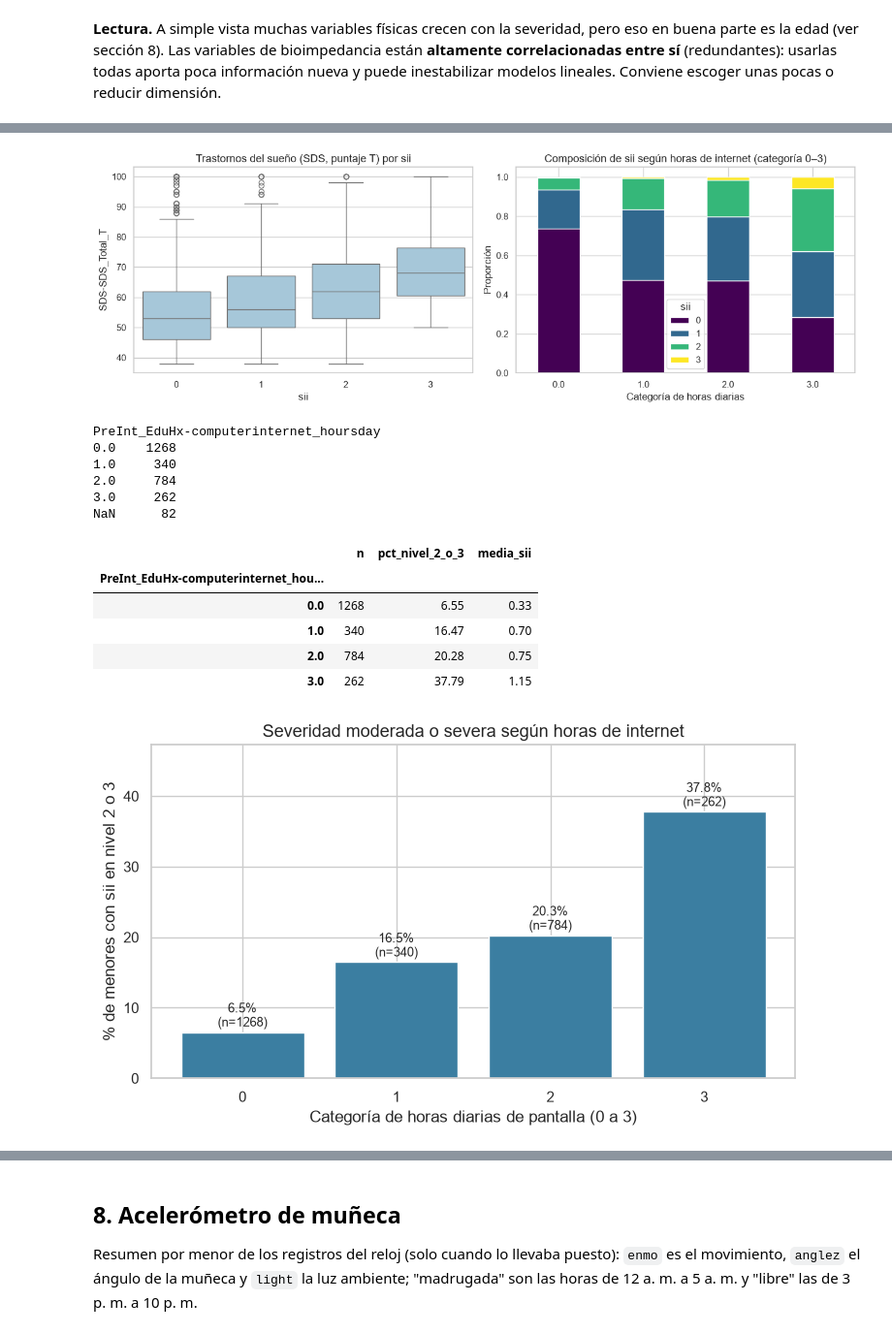
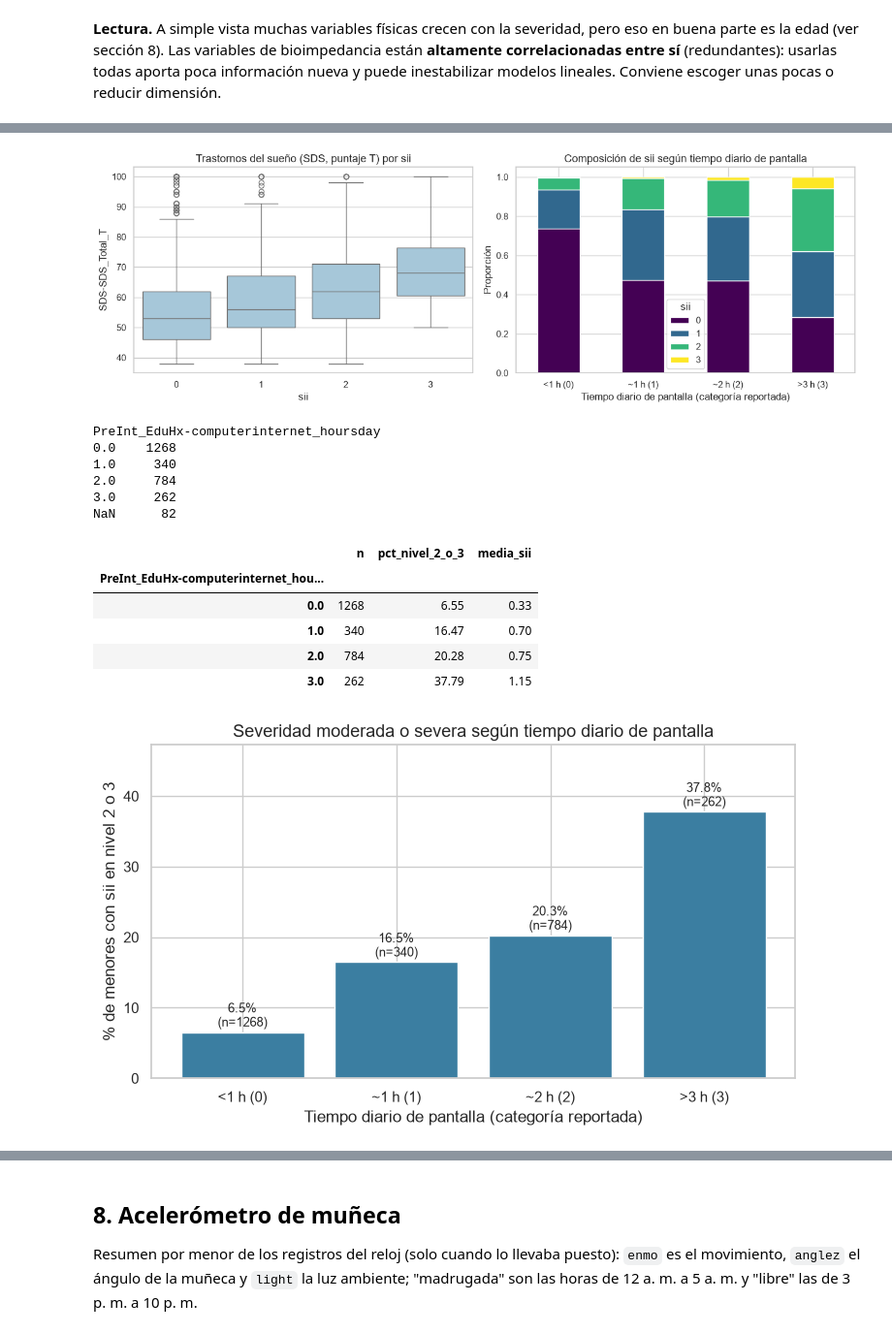
Before and after one commit to joseflorezleon/uso_problematico_internet_menores_edad, a Jupyter notebook: Entrega 2/EDA.ipynb, the cells around one changed output, grey strips where cells are left out. Shown at 97% size. Saved outputs shown, nothing was run; the diff lists cells and outputs as text; code cells hidden in the pictures.

```diff
--- a/Entrega 2/EDA.ipynb
+++ b/Entrega 2/EDA.ipynb
@@ -405,14 +405,16 @@ sns.boxplot(data=lab_q, x="sii", y="SDS-SDS_Total_T", color="#9ecae1", ax=axes[0
 axes[0].set_title("Trastornos del sueño (SDS, puntaje T) por sii")
 prop = pd.crosstab(lab_q["PreInt_EduHx-computerinternet_hoursday"], lab_q["sii"], normalize="index")
 prop.plot(kind="bar", stacked=True, colormap="viridis", ax=axes[1], rot=0)
-axes[1].set_title("Composición de sii según horas de internet (categoría 0–3)")
-axes[1].set_xlabel("Categoría de horas diarias")
+axes[1].set_title("Composición de sii según tiempo diario de pantalla")
+axes[1].set_xticks(range(4))
+axes[1].set_xticklabels(["<1 h (0)", "~1 h (1)", "~2 h (2)", ">3 h (3)"])
+axes[1].set_xlabel("Tiempo diario de pantalla (categoría reportada)")
 axes[1].set_ylabel("Proporción")
 plt.tight_layout()
 plt.show()
 print(lab_q["PreInt_EduHx-computerinternet_hoursday"].value_counts(dropna=False).sort_index().to_string())
 # %% [output]
-[figure, old version]
+[figure, new version]
 PreInt_EduHx-computerinternet_hoursday
 0.0    1268
 1.0     340
@@ -422,30 +424,32 @@ NaN      82
 # %%
 # Gráfico de barras: horas de internet vs severidad
 h = "PreInt_EduHx-computerinternet_hoursday"
 res = (lab_q.dropna(subset=[h])
        .groupby(h)["sii"]
        .agg(n="size", pct_nivel_2_o_3=lambda s: (s >= 2).mean() * 100, media_sii="mean")
        .round(2))
 display(res)
 
 fig, ax = plt.subplots(figsize=(7.5, 4.5))
 barras = ax.bar(res.index.astype(int).astype(str), res["pct_nivel_2_o_3"], color="#3b7ea1")
 for b, (v, n) in zip(barras, zip(res["pct_nivel_2_o_3"], res["n"])):
     ax.text(b.get_x() + b.get_width() / 2, v + 0.8, f"{v:.1f}%\n(n={n})", ha="center", fontsize=9)
-ax.set_xlabel("Categoría de horas diarias de pantalla (0 a 3)")
+ax.set_xticks(range(4))
+ax.set_xticklabels(["<1 h (0)", "~1 h (1)", "~2 h (2)", ">3 h (3)"])
+ax.set_xlabel("Tiempo diario de pantalla (categoría reportada)")
 ax.set_ylabel("% de menores con sii en nivel 2 o 3")
-ax.set_title("Severidad moderada o severa según horas de internet")
+ax.set_title("Severidad moderada o severa según tiempo diario de pantalla")
 ax.set_ylim(0, res["pct_nivel_2_o_3"].max() * 1.25)
 plt.tight_layout()
 plt.show()
 # %% [output]
 |  | n | pct_nivel_2_o_3 | media_sii |
 | PreInt_EduHx-computerinternet_hou... |  |  |  |
 | 0.0 | 1268 | 6.55 | 0.33 |
 | 1.0 | 340 | 16.47 | 0.70 |
 | 2.0 | 784 | 20.28 | 0.75 |
 | 3.0 | 262 | 37.79 | 1.15 |
-[figure, old version]
+[figure, new version]
 # %% [markdown]
 **Lectura.** Quienes tienen mayor severidad reportan más problemas de sueño y más horas de pantalla. La relación con el sueño es coherente con la literatura revisada en el estado del arte (Yu et al., 2026).
 
```
Also changed, not shown: parts of 4 cells of this notebook, 1 other file.
